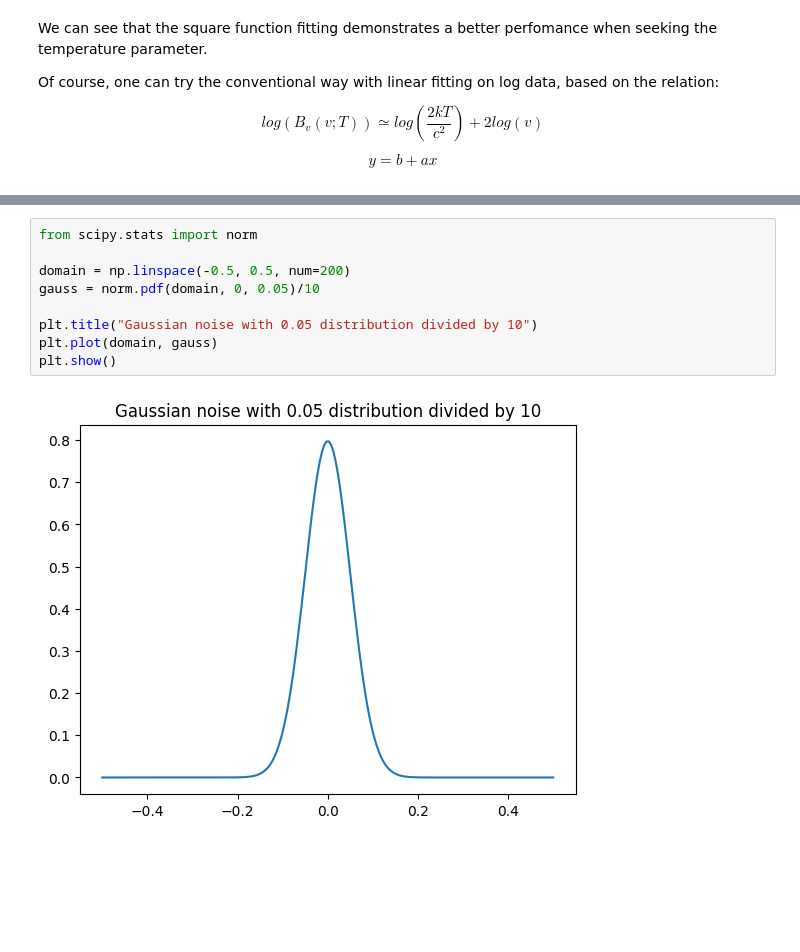
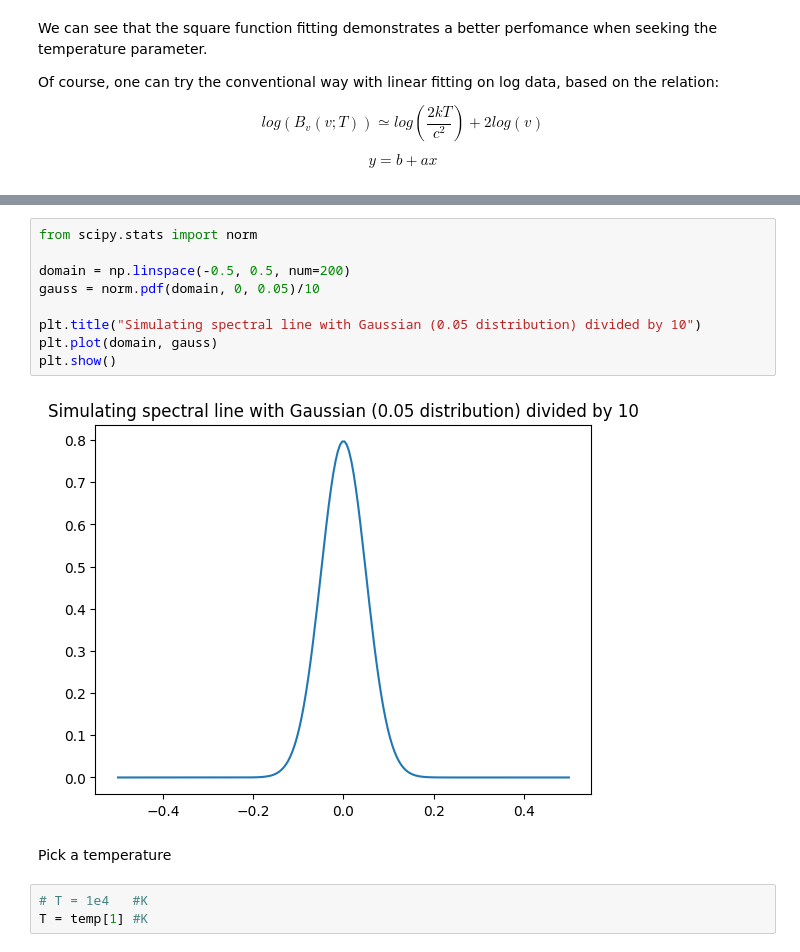
Before and after one commit to iliodis/ASTRO-BEAM, a Jupyter notebook: Task1-BlackbodyRadiationFitting/BlackbodyRadiationFitting.ipynb, the cells around one changed output, grey strips where cells are left out. Saved outputs shown, nothing was run; the diff lists cells and outputs as text; blank space fills up the shorter version.

Commit message:
comparing results if signal has spectral lines

```diff
--- a/Task1-BlackbodyRadiationFitting/BlackbodyRadiationFitting.ipynb
+++ b/Task1-BlackbodyRadiationFitting/BlackbodyRadiationFitting.ipynb
@@ -256,11 +256,16 @@ slope: [0.59272221]
 # %%
 from scipy.stats import norm
 
 domain = np.linspace(-0.5, 0.5, num=200)
 gauss = norm.pdf(domain, 0, 0.05)/10
 
-plt.title("Gaussian noise with 0.05 distribution divided by 10")
+plt.title("Simulating spectral line with Gaussian (0.05 distribution) divided by 10")
 plt.plot(domain, gauss)
 plt.show()
 # %% [output]
-[figure, old version]
+[figure, new version]
+# %% [markdown]
+Pick a temperature
+# %%
+# T = 1e4   #K
+T = temp[1] #Κ
```
Also changed, not shown: parts of 17 cells of this notebook.
